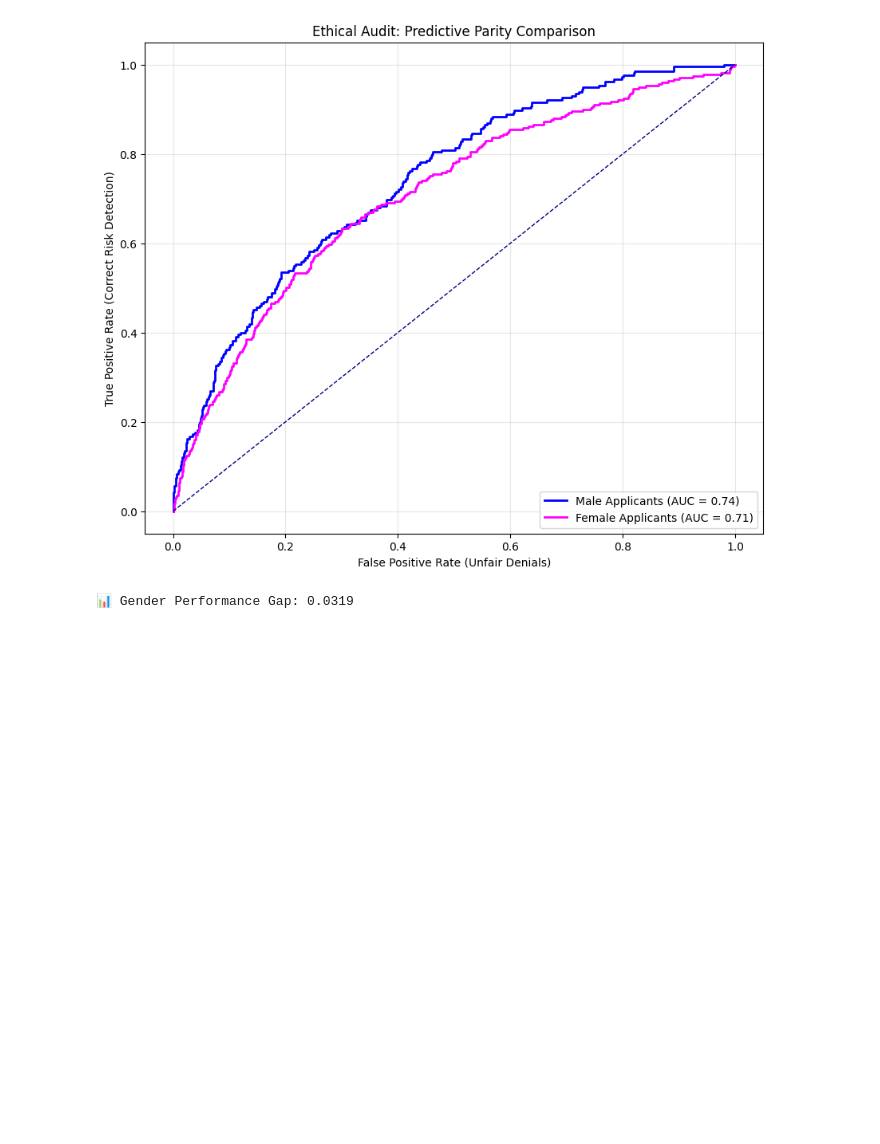
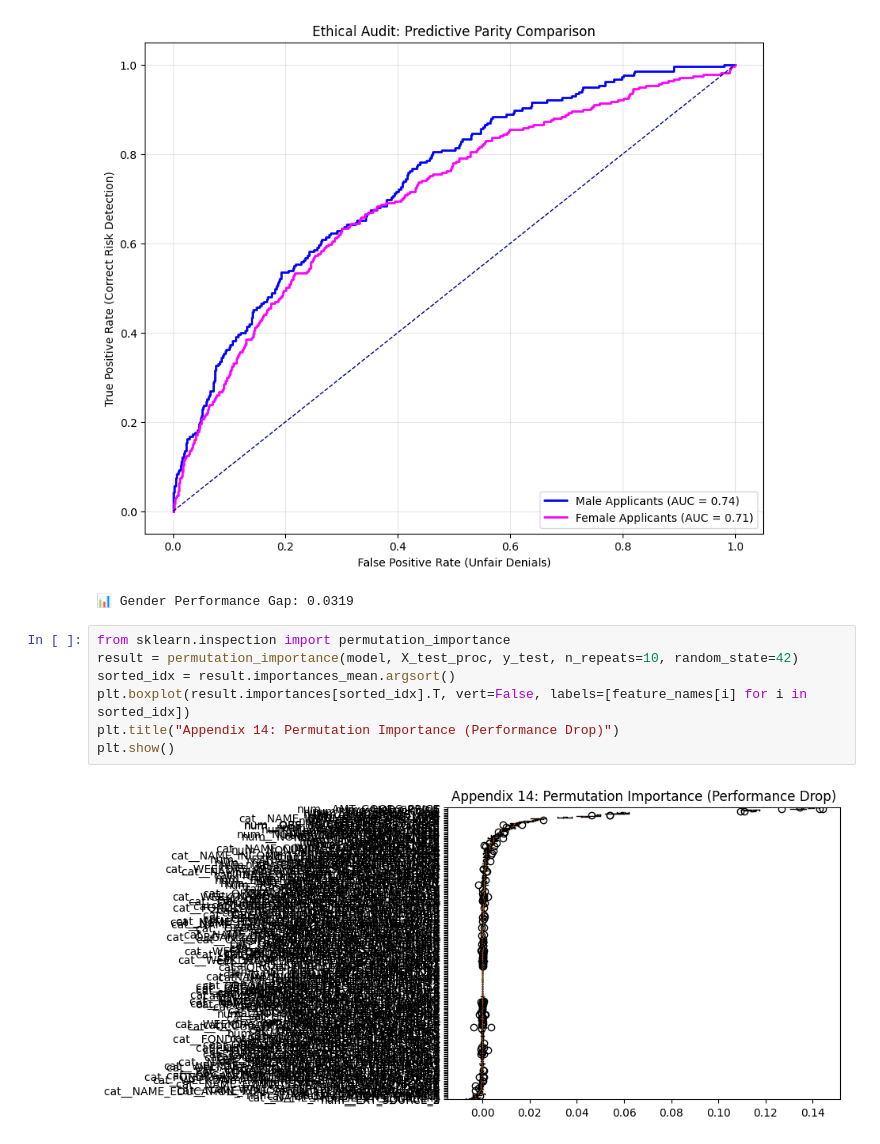
Before and after one commit to hemajuluri/Ethical-and-fairness, a Jupyter notebook: 02_Interpretation_Semantic_Mapping.ipynb, the cells around one changed output. Saved outputs shown, nothing was run; the diff lists cells and outputs as text; blank space fills up the shorter version.

```diff
--- a/02_Interpretation_Semantic_Mapping.ipynb
+++ b/02_Interpretation_Semantic_Mapping.ipynb
@@ -323,3 +323,12 @@ print(f"📊 Gender Performance Gap: {abs(auc_m - auc_f):.4f}")
 # %% [output]
 [figure]
 📊 Gender Performance Gap: 0.0319
+# %%
+from sklearn.inspection import permutation_importance
+result = permutation_importance(model, X_test_proc, y_test, n_repeats=10, random_state=42)
+sorted_idx = result.importances_mean.argsort()
+plt.boxplot(result.importances[sorted_idx].T, vert=False, labels=[feature_names[i] for i in sorted_idx])
+plt.title("Appendix 14: Permutation Importance (Performance Drop)")
+plt.show()
+# %% [output]
+[figure, added]
```
